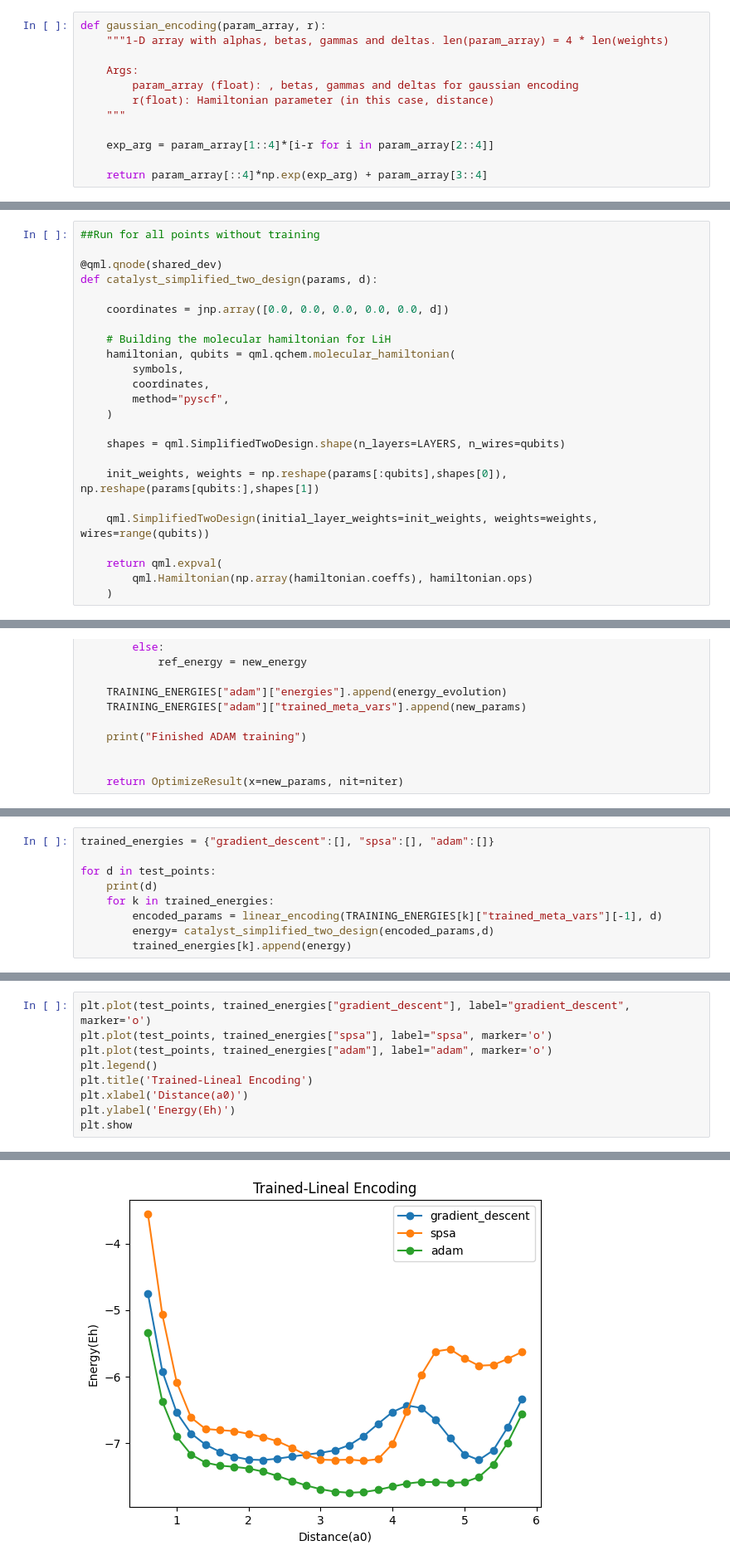
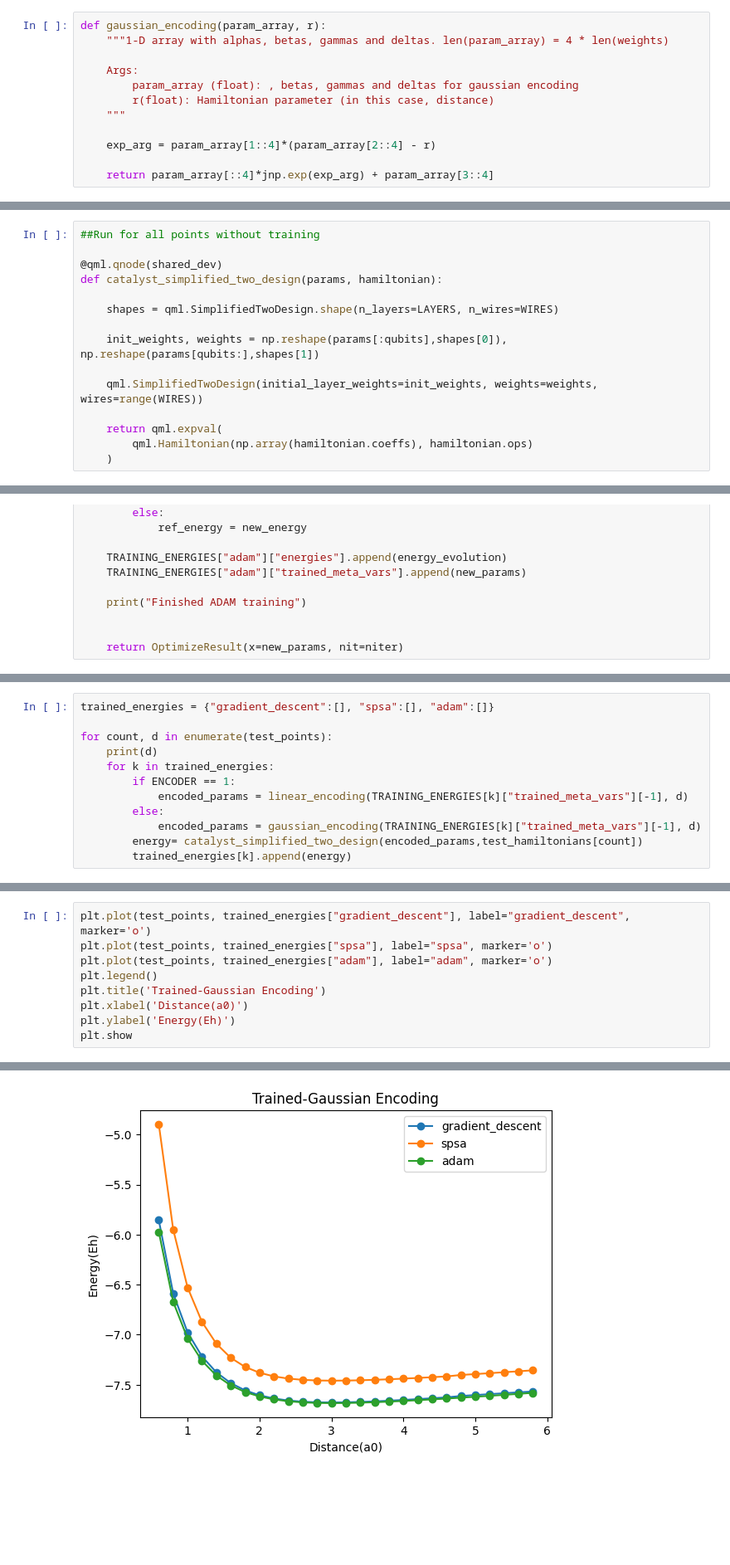
Before and after one commit to sergioandrescs/meta-VQE-pennylane, a Jupyter notebook: meta_VQE_pennylane_catalyst_symplified_two_design.ipynb, the cells around one changed output, grey strips where cells are left out. Shown at 83% size. Saved outputs shown, nothing was run; the diff lists cells and outputs as text; blank space fills up the shorter version.

Commit message:
Checking gaussian encoding

```diff
--- a/meta_VQE_pennylane_catalyst_symplified_two_design.ipynb
+++ b/meta_VQE_pennylane_catalyst_symplified_two_design.ipynb
@@ -67,9 +81,9 @@ def gaussian_encoding(param_array, r):
         r(float): Hamiltonian parameter (in this case, distance)
     """
 
-    exp_arg = param_array[1::4]*[i-r for i in param_array[2::4]]
+    exp_arg = param_array[1::4]*(param_array[2::4] - r)
 
-    return param_array[::4]*np.exp(exp_arg) + param_array[3::4]
+    return param_array[::4]*jnp.exp(exp_arg) + param_array[3::4]
 # %%
 ## Get shapes
 
@@ -96,22 +110,13 @@ print(num_params)
 ##Run for all points without training
 
 @qml.qnode(shared_dev)
-def catalyst_simplified_two_design(params, d):
+def catalyst_simplified_two_design(params, hamiltonian):
 
-    coordinates = jnp.array([0.0, 0.0, 0.0, 0.0, 0.0, d])
-
-    # Building the molecular hamiltonian for LiH
-    hamiltonian, qubits = qml.qchem.molecular_hamiltonian(
-        symbols,
-        coordinates,
-        method="pyscf",
-    )
-
-    shapes = qml.SimplifiedTwoDesign.shape(n_layers=LAYERS, n_wires=qubits)
+    shapes = qml.SimplifiedTwoDesign.shape(n_layers=LAYERS, n_wires=WIRES)
 
     init_weights, weights = np.reshape(params[:qubits],shapes[0]), np.reshape(params[qubits:],shapes[1])
 
-    qml.SimplifiedTwoDesign(initial_layer_weights=init_weights, weights=weights, wires=range(qubits))
+    qml.SimplifiedTwoDesign(initial_layer_weights=init_weights, weights=weights, wires=range(WIRES))
 
     return qml.expval(
         qml.Hamiltonian(np.array(hamiltonian.coeffs), hamiltonian.ops)
@@ -413,11 +418,14 @@ plt.show
 # %%
 trained_energies = {"gradient_descent":[], "spsa":[], "adam":[]}
 
-for d in test_points:
+for count, d in enumerate(test_points):
     print(d)
     for k in trained_energies:
-        encoded_params = linear_encoding(TRAINING_ENERGIES[k]["trained_meta_vars"][-1], d)
-        energy= catalyst_simplified_two_design(encoded_params,d)
+        if ENCODER == 1:
+            encoded_params = linear_encoding(TRAINING_ENERGIES[k]["trained_meta_vars"][-1], d)
+        else:
+            encoded_params = gaussian_encoding(TRAINING_ENERGIES[k]["trained_meta_vars"][-1], d)
+        energy= catalyst_simplified_two_design(encoded_params,test_hamiltonians[count])
         trained_energies[k].append(energy)
 # %% [output]
 0.6
@@ -441,12 +448,12 @@ for d in test_points:
 # %%
 plt.plot(test_points, trained_energies["gradient_descent"], label="gradient_descent", marker='o')
 plt.plot(test_points, trained_energies["spsa"], label="spsa", marker='o')
 plt.plot(test_points, trained_energies["adam"], label="adam", marker='o')
 plt.legend()
-plt.title('Trained-Lineal Encoding')
+plt.title('Trained-Gaussian Encoding')
 plt.xlabel('Distance(a0)')
 plt.ylabel('Energy(Eh)')
 plt.show
 # %% [output]
 <function matplotlib.pyplot.show(close=None, block=None)>
-[figure, old version]
+[figure, new version]
```
Also changed, not shown: parts of 7 cells of this notebook, 1 other file.
